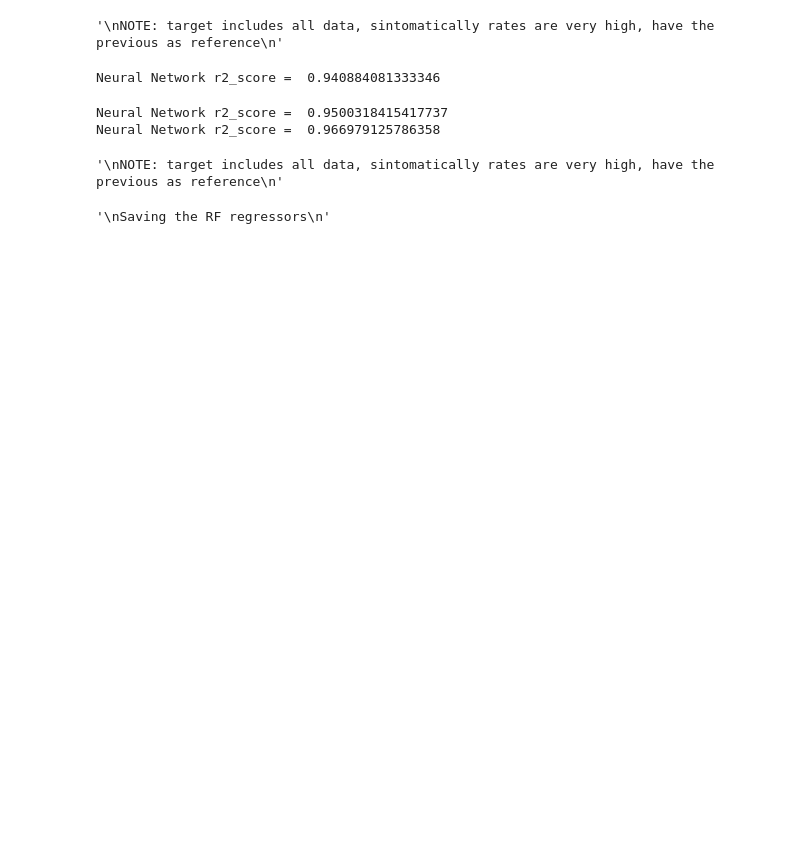
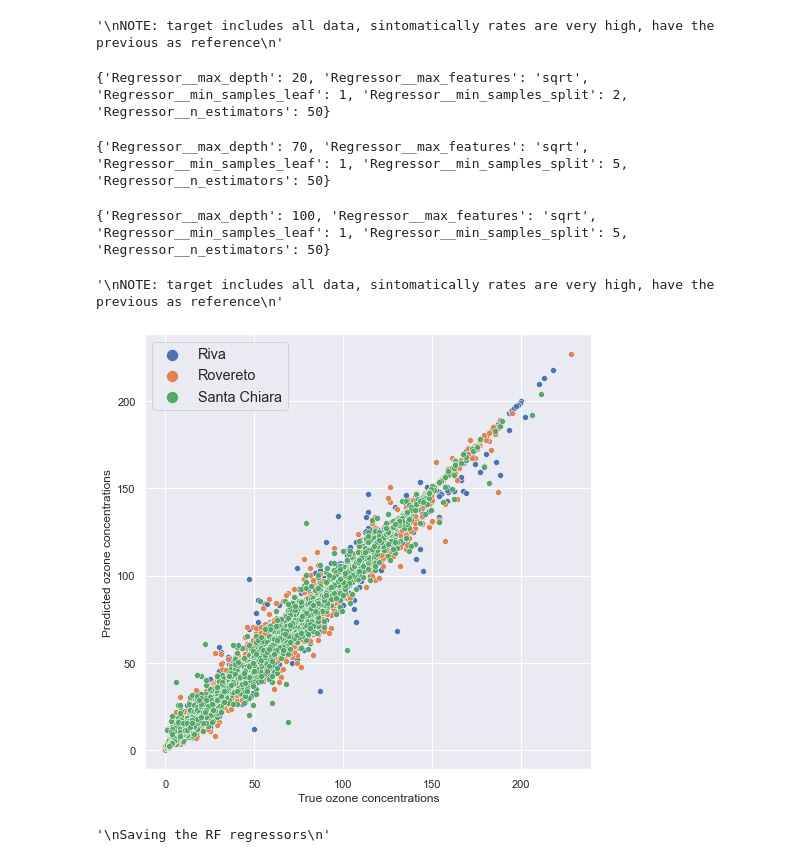
Before and after one commit to IZerab/Tesi_Triennale, a Jupyter notebook: Untitled3.ipynb, the cells around one changed output. Saved outputs shown, nothing was run; the diff lists cells and outputs as text; code cells hidden in the pictures; blank space fills up the shorter version.

```diff
--- a/Untitled3.ipynb
+++ b/Untitled3.ipynb
@@ -604,21 +646,0 @@ for i in key_stations:
-# %%
-"""
-MLP neural regressor
-"""
-NN_days = {}
-for i in key_stations:
-    # it is a MODEL!!!
-    NN_days[i]=ML.Neural_Regressor(df[i], target[i], df[i].columns)
-
-#
-"""
-NOTE: target includes all data, sintomatically rates are very high, have the previous as reference
-"""
-#loaded_model = pickle.load(open("C:/Users/beltr/PycharmProjects/Tesi/models/" + filename["Santa Chiara"],"rb"))
-#result = loaded_model.score(df["Santa Chiara"], target["Santa Chiara"])
-#print(result)
-# %% [output]
-Neural Network r2_score =  0.940884081333346
-Neural Network r2_score =  0.9500318415417737
-Neural Network r2_score =  0.966979125786358
-'\nNOTE: target includes all data, sintomatically rates are very high, have the previous as reference\n'
@@ -625,3 +687,51 @@ Neural Network r2_score =  0.966979125786358
+# %%
+"""
+RF regressor predicted VS True plot
+
+Labels should be CHANGED !!!!!!!!!!!!
+"""
+
+
+
+NN_days = {}
+loaded_model = {}
+predictions = {}
+sns.set_theme()
+fig, ax = plt.subplots(figsize=(8,8))
+
+
+for i in key_stations:
+    # it is a MODEL!!!
+    #NN_days[i]=ML.Neural_Regressor(df[i], target[i], df[i].columns)
+    loaded_model[i] = pickle.load(open("C:/Users/beltr/PycharmProjects/Tesi/models/RF_regressor_" + i + ".sav","rb"))
+    print(loaded_model[i].best_params_)
+    X_train, X_test, y_train, y_test = train_test_split(df[i], target[i], test_size=0.3)
+    predictions[i] = loaded_model[i].predict(X_test)
+
+
+    cmap = sns.color_palette()
+    plt.xlabel('True ozone concentrations', fontsize=12)
+    plt.ylabel('Predicted ozone concentrations', fontsize=12)
+
+
+    sns.scatterplot(y_test, predictions[i])
+
+
+plt.legend(key_stations,
+          fancybox=True, fontsize="large", markerscale=2)
+
+figure = fig.get_figure()
+figure.savefig("True_VS_predicted_RF", bbox_inches='tight')
+
+"""
+NOTE: target includes all data, sintomatically rates are very high, have the previous as reference
+"""
+# %% [output]
+{'Regressor__max_depth': 20, 'Regressor__max_features': 'sqrt', 'Regressor__min_samples_leaf': 1, 'Regressor__min_samples_split': 2, 'Regressor__n_estimators': 50}
+{'Regressor__max_depth': 70, 'Regressor__max_features': 'sqrt', 'Regressor__min_samples_leaf': 1, 'Regressor__min_samples_split': 5, 'Regressor__n_estimators': 50}
+{'Regressor__max_depth': 100, 'Regressor__max_features': 'sqrt', 'Regressor__min_samples_leaf': 1, 'Regressor__min_samples_split': 5, 'Regressor__n_estimators': 50}
+'\nNOTE: target includes all data, sintomatically rates are very high, have the previous as reference\n'
+[figure, added]
 # %%
 """
 Saving the RF regressors
```
Also changed, not shown: parts of 6 cells of this notebook, 5 other files.
